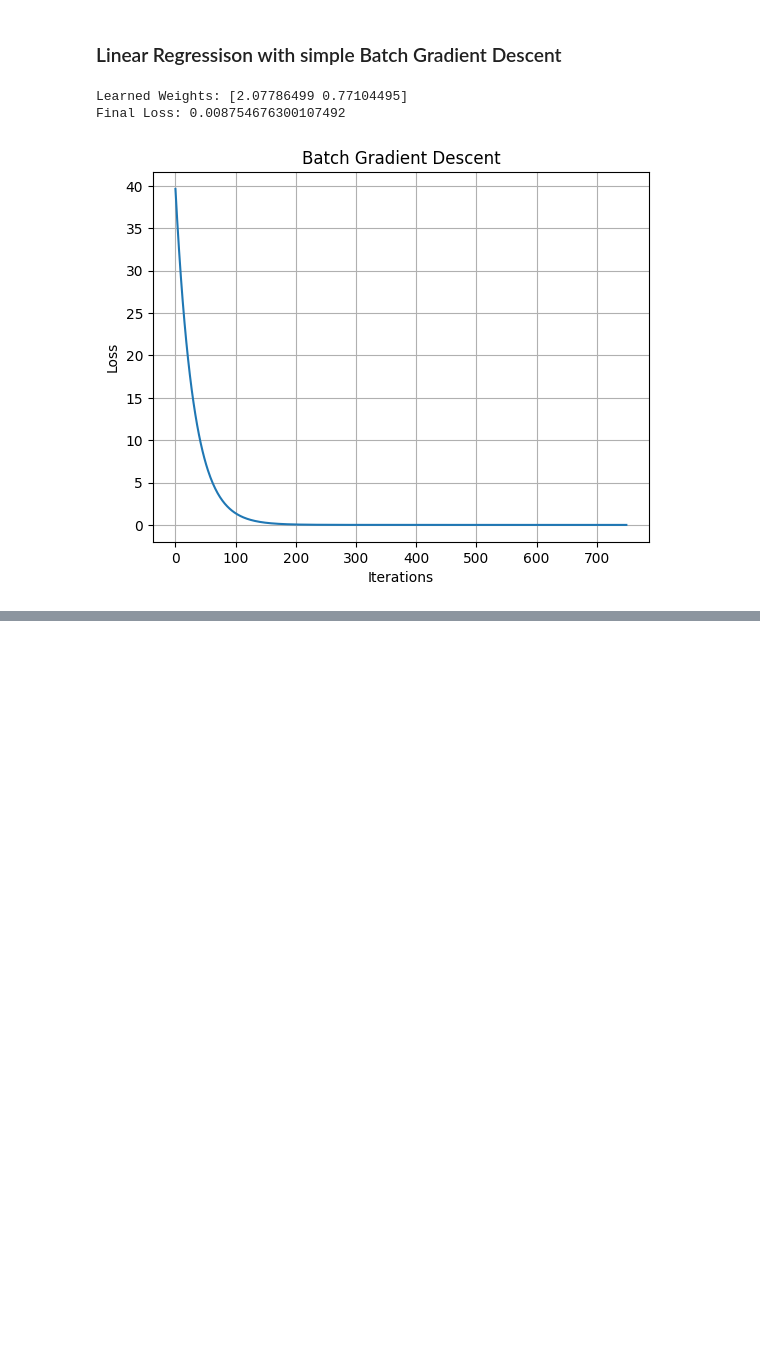
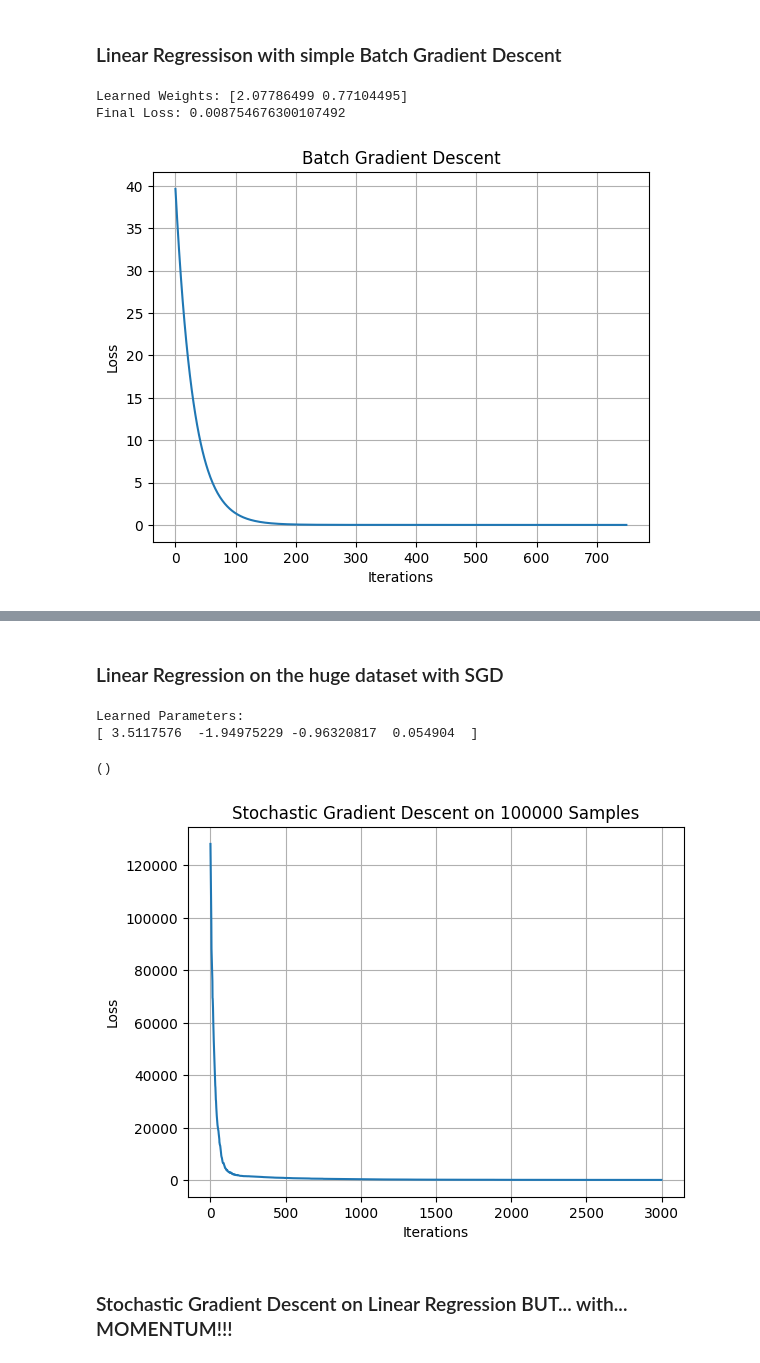
Before and after one commit to piyushkumar-tiwari/ML-and-Algorithms-Foundations, a Jupyter notebook: Machine Learning/Simple Linear Regression.ipynb, the cells around one changed output, grey strips where cells are left out. Saved outputs shown, nothing was run; the diff lists cells and outputs as text; code cells hidden in the pictures; blank space fills up the shorter version.

```diff
--- a/Machine Learning/Simple Linear Regression.ipynb
+++ b/Machine Learning/Simple Linear Regression.ipynb
@@ -53,0 +170,64 @@ Final Loss: 0.008754676300107492
+# %% [markdown]
+### Linear Regression on the huge dataset with SGD
+# %%
+np.random.seed(42)
+N = 100000
+x1 = np.random.normal(loc=100, scale=25, size=N)
+x2 = np.random.normal(loc=0, scale=25, size=N)
+x3 = np.random.normal(loc=-10, scale=15, size=N)
+
+target = (3*x1 - 2*x2 -x3 + 5 + np.random.normal(loc=50, scale=5, size=N))
+df = pd.DataFrame({"x1": x1, "x2": x2, "x3": x3, "target": target})
+# %%
+def objective(params, x, y):
+    w = params[:-1]
+    b = params[-1]
+    y0 = (x@w) + b
+    return np.mean((y - y0)**2)
+def diff(func, w, x, y, epsilon=1e-6):
+    grad = np.zeros_like(w)
+    for i in range(len(w)):
+        w0 = w.copy()
+        w1 = w.copy()
+        w0[i] += epsilon
+        w1[i] -= epsilon
+        grad[i] = (func(w0, x, y)-func(w1, x, y))/(2*epsilon)
+    return grad
+def SGD_step(w, x, y, lr = 0.000001):
+    idx = np.random.randint(0, len(x))
+    x_i = x[idx:idx+1]
+    y_i = y[idx:idx+1]
+    grad = diff(objective, w, x_i, y_i)
+    step = lr*grad
+    return w-step
+def SGD_LR(x, y, T = 3000):
+    n_features = x.shape[1]
+    params = np.zeros(n_features+1)
+    history=[]
+    for t in range(T):
+        params = SGD_step(params, x, y)
+        history.append(objective(params, x, y))
+    return params, history
+
+x = df.drop(columns=["target"]).values
+y = df["target"].values
+
+sol, history = SGD_LR(x,y)
+print("Learned Parameters:")
+print(sol)
+
+plt.plot(history)
+plt.xlabel("Iterations")
+plt.ylabel("Loss")
+plt.title("Stochastic Gradient Descent on 100000 Samples")
+plt.grid(True)
+
+plt.show
+()
+# %% [output]
+Learned Parameters:
+[ 3.5117576  -1.94975229 -0.96320817  0.054904  ]
+()
+[figure, added]
+# %% [markdown]
+### Stochastic Gradient Descent on Linear Regression BUT... with... MOMENTUM!!!
```
Also changed, not shown: parts of 9 cells of this notebook.
